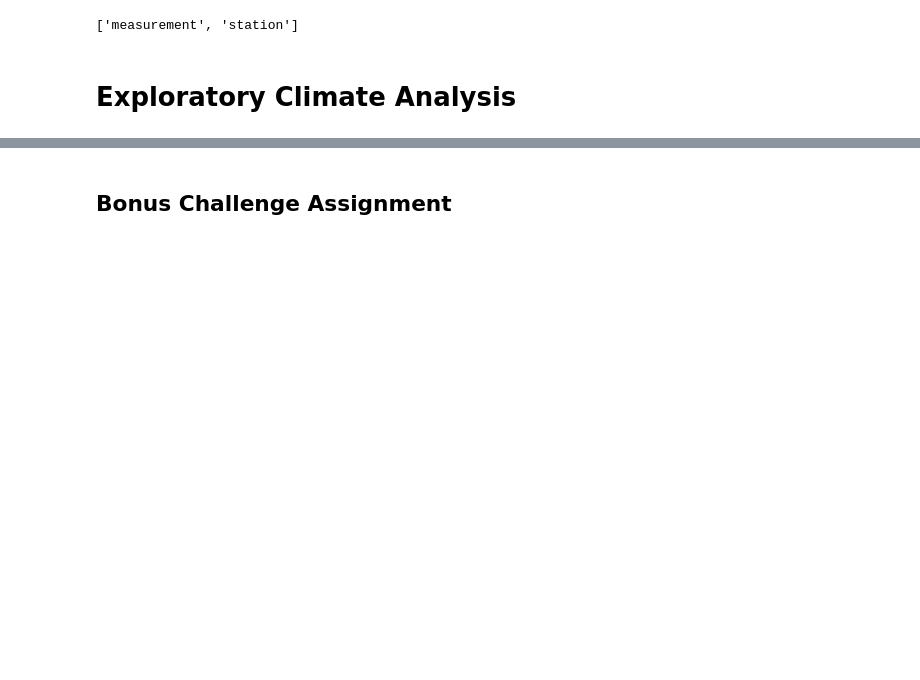
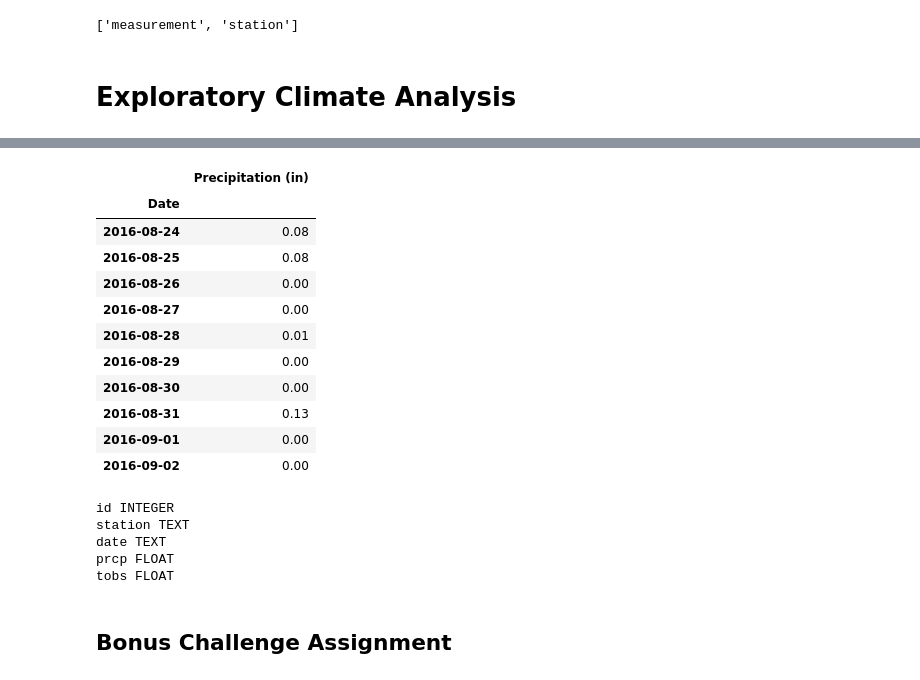
Before and after one commit to MrBadinger/SQLalchemy-Challenge, a Jupyter notebook: climate_starter.ipynb, the cells around one changed output, grey strips where cells are left out. Saved outputs shown, nothing was run; the diff lists cells and outputs as text; code cells hidden in the pictures; blank space fills up the shorter version.

Commit message:
Got precipitation table in dataframe

```diff
--- a/climate_starter.ipynb
+++ b/climate_starter.ipynb
@@ -39,0 +64,10 @@ session = Session(bind=engine)
+# %%
+# Calculate the date 1 year ago from the last data point in the database
+
+    # finds last date entered into the measurment table
+last_date = session.query(Measurement.date).order_by(Measurement.date.desc()).first()
+print(f"last date in SQlite table 'Measurment' is: {last_date}")
+
+    # finds date that is 1 year before the last date entered into the measurment table
+year_before_last_date = dt.date(2017, 8, 23) - dt.timedelta(weeks=52)
+print(f"1 year ago from last date in SQlite table 'Measurment' is: {year_before_last_date}")
@@ -39,0 +77,7 @@ session = Session(bind=engine)
+# %%
+# Perform a query to retrieve the data and precipitation scores
+
+    # Grabs the dates and precipitation values for from 2016/08/24 to 2017/08/23
+year_of_data = session.query(Measurement.date, Measurement.prcp).\
+    filter(Measurement.date >= year_before_last_date).all()
+year_of_data
@@ -39,0 +102,18 @@ session = Session(bind=engine)
+# %%
+# Save the query results as a Pandas DataFrame and set the index to the date column
+prcp_df = pd.DataFrame(year_of_data, columns=['Date', 'Precipitation (in)'])
+prcp_df.set_index('Date', inplace=True, )
+prcp_df.head(10)
+# %% [output]
+|  | Precipitation (in) |
+| Date |  |
+| 2016-08-24 | 0.08 |
+| 2016-08-25 | 0.08 |
+| 2016-08-26 | 0.00 |
+| 2016-08-27 | 0.00 |
+| 2016-08-28 | 0.01 |
+| 2016-08-29 | 0.00 |
+| 2016-08-30 | 0.00 |
+| 2016-08-31 | 0.13 |
+| 2016-09-01 | 0.00 |
+| 2016-09-02 | 0.00 |
@@ -40,5 +124,10 @@ session = Session(bind=engine)
 # %%
 # Design a query to retrieve the last 12 months of precipitation data and plot the results
+inspector = inspect(engine)
+columns = inspector.get_columns('measurement')
+for column in columns:
+    print(column["name"], column["type"])
+
 
 # Calculate the date 1 year ago from the last data point in the database
 
@@ -49,6 +138,12 @@ session = Session(bind=engine)
 # Sort the dataframe by date
 
 # Use Pandas Plotting with Matplotlib to plot the data
+# %% [output]
+id INTEGER
+station TEXT
+date TEXT
+prcp FLOAT
+tobs FLOAT
 # %%
 # Use Pandas to calcualte the summary statistics for the precipitation data
 # %%
```
Also changed, not shown: parts of 7 cells of this notebook.
